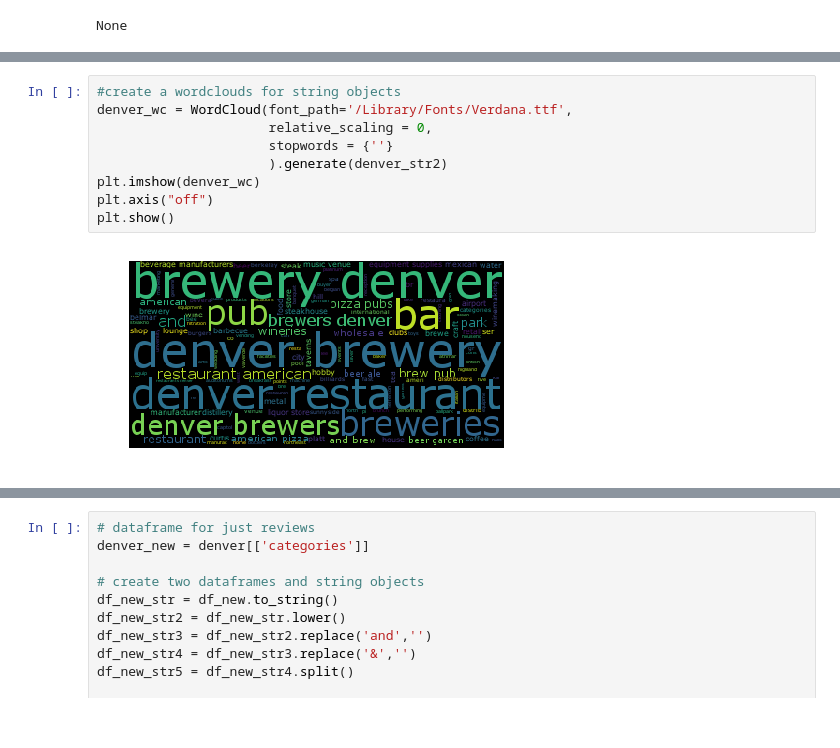
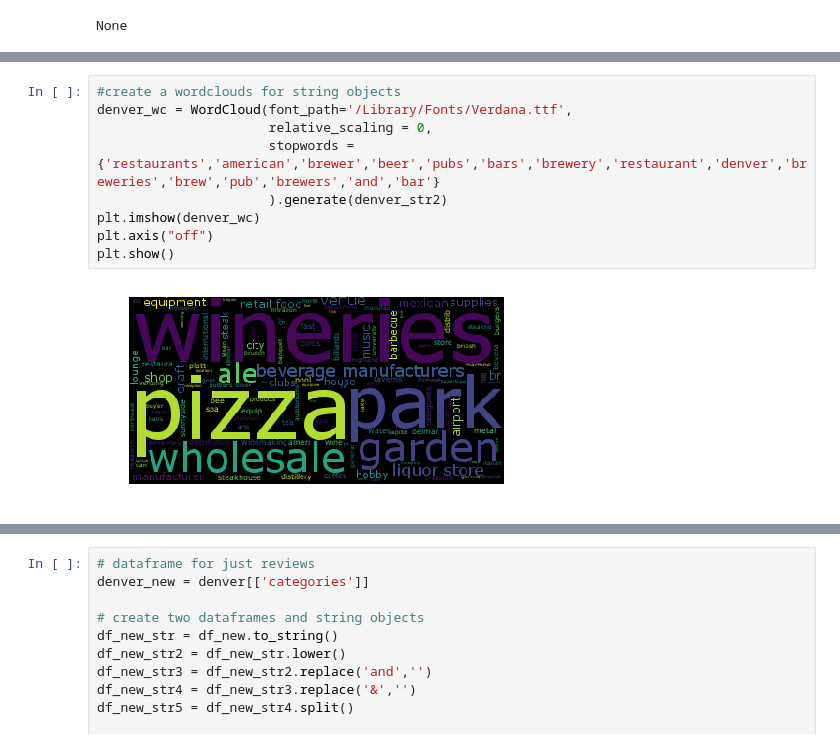
Before and after one commit to realsaul00/Breweries, a Jupyter notebook: breweries.ipynb, the cells around one changed output, grey strips where cells are left out. Saved outputs shown, nothing was run; the diff lists cells and outputs as text.

```diff
--- a/breweries.ipynb
+++ b/breweries.ipynb
@@ -169,11 +185,11 @@ denver_str2 = denver_str.lower()
 # %%
 #create a wordclouds for string objects
 denver_wc = WordCloud(font_path='/Library/Fonts/Verdana.ttf',
                       relative_scaling = 0,
-                      stopwords = {''}
+                      stopwords = {'restaurants','american','brewer','beer','pubs','bars','brewery','restaurant','denver','breweries','brew','pub','brewers','and','bar'}
                       ).generate(denver_str2)
 plt.imshow(denver_wc)
 plt.axis("off")
 plt.show()
 # %% [output]
-[figure, old version]
+[figure, new version]
```
Also changed, not shown: parts of 55 cells of this notebook.
